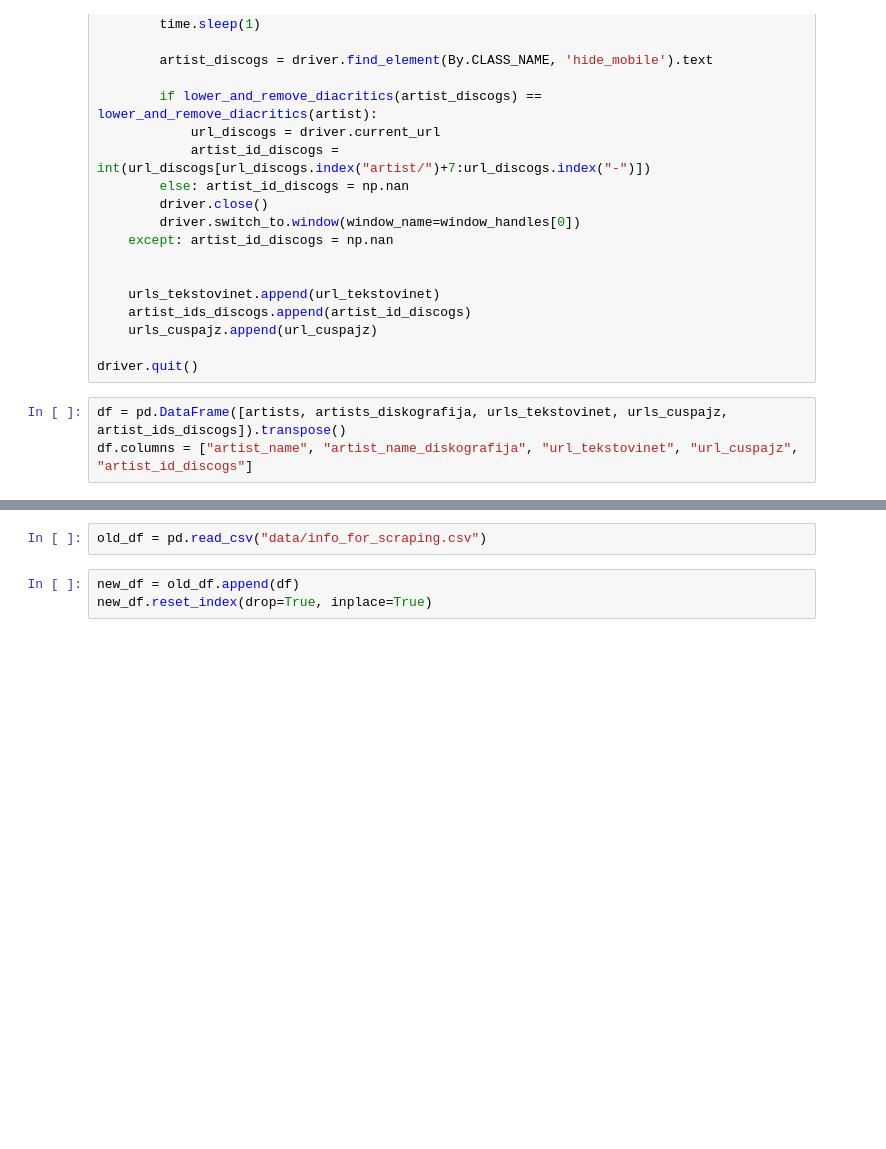
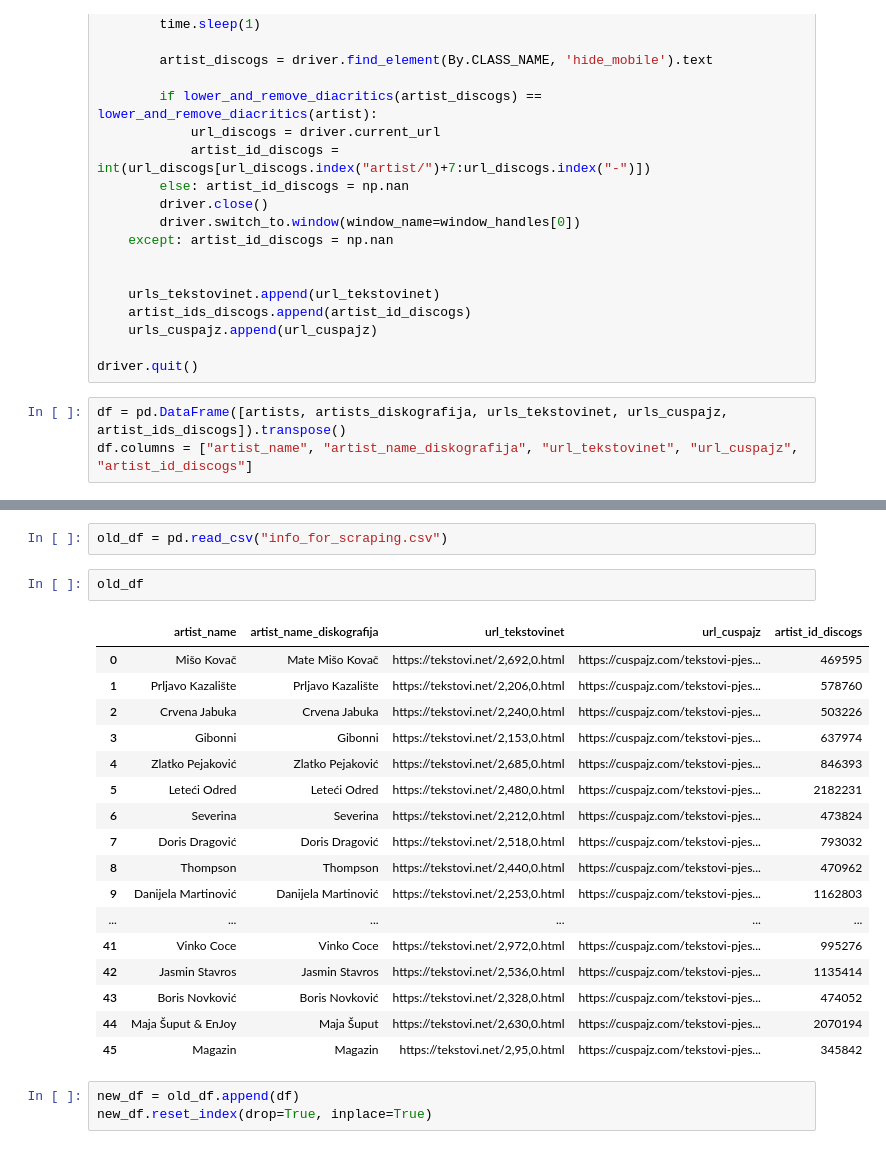
Before and after one commit to datamilas/CroLyricsProject, a Jupyter notebook: Python/get_scraping_info.ipynb, the cells around one changed output, grey strips where cells are left out. Saved outputs shown, nothing was run; the diff lists cells and outputs as text; blank space fills up the shorter version.

```diff
--- a/Python/get_scraping_info.ipynb
+++ b/Python/get_scraping_info.ipynb
@@ -141,5 +152,25 @@ df.loc[2, "artist_id_discogs"] = 2510098
 # %%
-old_df = pd.read_csv("data/info_for_scraping.csv")
+old_df = pd.read_csv("info_for_scraping.csv")
+# %%
+old_df
+# %% [output]
+|  | artist_name | artist_name_diskografija | url_tekstovinet | url_cuspajz | artist_id_discogs |
+| 0 | Mišo Kovač | Mate Mišo Kovač | https://tekstovi.net/2,692,0.html | https://cuspajz.com/tekstovi-pjes... | 469595 |
+| 1 | Prljavo Kazalište | Prljavo Kazalište | https://tekstovi.net/2,206,0.html | https://cuspajz.com/tekstovi-pjes... | 578760 |
+| 2 | Crvena Jabuka | Crvena Jabuka | https://tekstovi.net/2,240,0.html | https://cuspajz.com/tekstovi-pjes... | 503226 |
+| 3 | Gibonni | Gibonni | https://tekstovi.net/2,153,0.html | https://cuspajz.com/tekstovi-pjes... | 637974 |
+| 4 | Zlatko Pejaković | Zlatko Pejaković | https://tekstovi.net/2,685,0.html | https://cuspajz.com/tekstovi-pjes... | 846393 |
+| 5 | Leteći Odred | Leteći Odred | https://tekstovi.net/2,480,0.html | https://cuspajz.com/tekstovi-pjes... | 2182231 |
+| 6 | Severina | Severina | https://tekstovi.net/2,212,0.html | https://cuspajz.com/tekstovi-pjes... | 473824 |
+| 7 | Doris Dragović | Doris Dragović | https://tekstovi.net/2,518,0.html | https://cuspajz.com/tekstovi-pjes... | 793032 |
+| 8 | Thompson | Thompson | https://tekstovi.net/2,440,0.html | https://cuspajz.com/tekstovi-pjes... | 470962 |
+| 9 | Danijela Martinović | Danijela Martinović | https://tekstovi.net/2,253,0.html | https://cuspajz.com/tekstovi-pjes... | 1162803 |
+| ... | ... | ... | ... | ... | ... |
+| 41 | Vinko Coce | Vinko Coce | https://tekstovi.net/2,972,0.html | https://cuspajz.com/tekstovi-pjes... | 995276 |
+| 42 | Jasmin Stavros | Jasmin Stavros | https://tekstovi.net/2,536,0.html | https://cuspajz.com/tekstovi-pjes... | 1135414 |
+| 43 | Boris Novković | Boris Novković | https://tekstovi.net/2,328,0.html | https://cuspajz.com/tekstovi-pjes... | 474052 |
+| 44 | Maja Šuput & EnJoy | Maja Šuput | https://tekstovi.net/2,630,0.html | https://cuspajz.com/tekstovi-pjes... | 2070194 |
+| 45 | Magazin | Magazin | https://tekstovi.net/2,95,0.html | https://cuspajz.com/tekstovi-pjes... | 345842 |
 # %%
 new_df = old_df.append(df)
 new_df.reset_index(drop=True, inplace=True)
```
Also changed, not shown: parts of 11 cells of this notebook, 1 other file.
